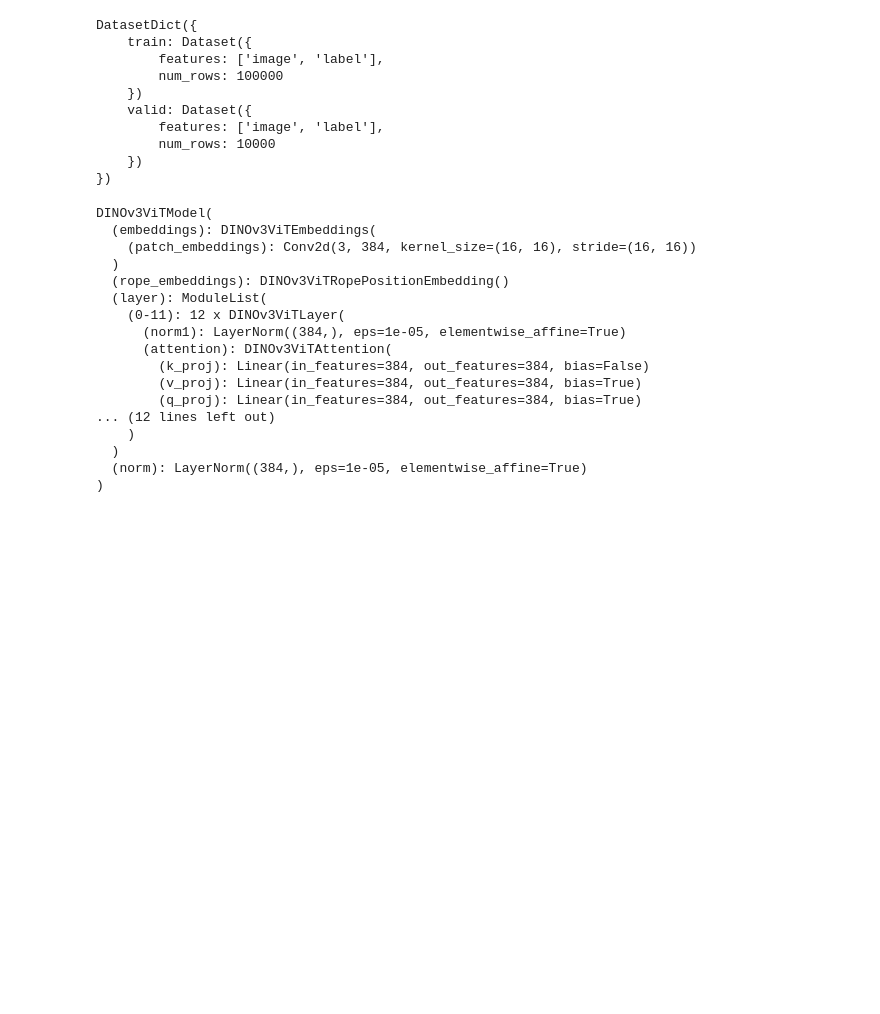
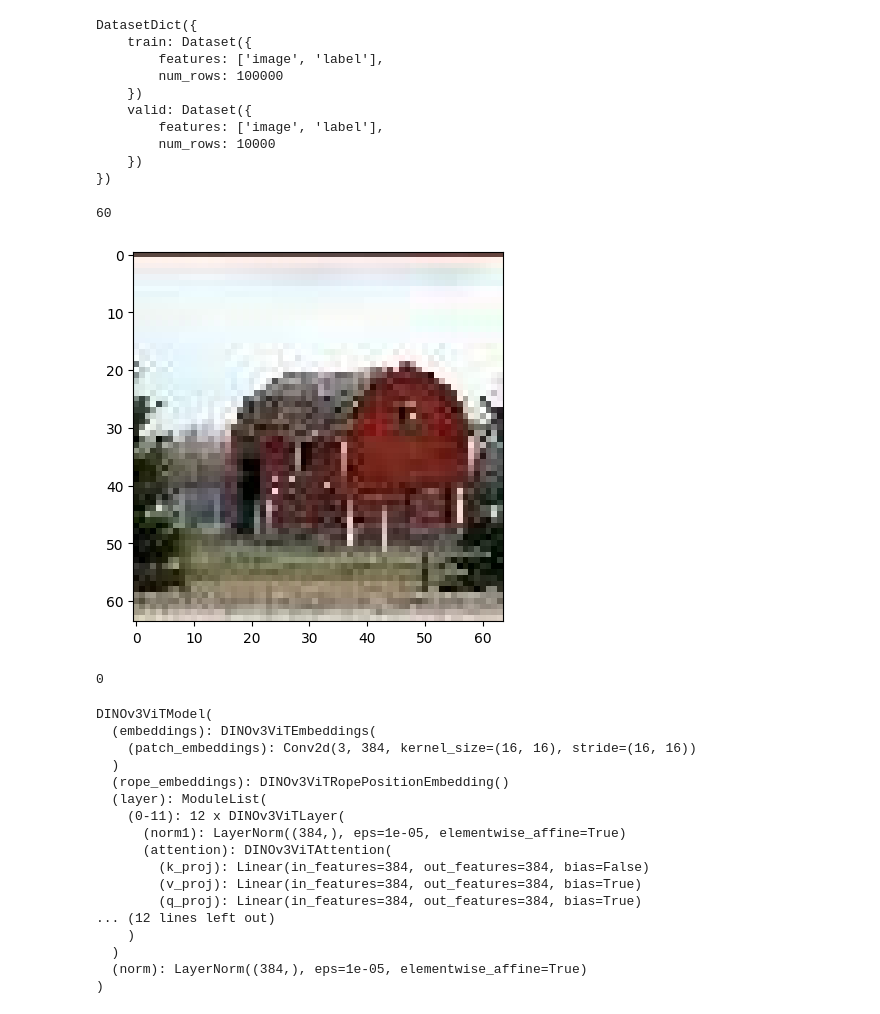
Before and after one commit to leehyeoksu/-, a Jupyter notebook: test.ipynb, the cells around one changed output. Cells and saved outputs as stored; diff of their text form; code cells hidden in the pictures; blank space fills up the shorter version.

```diff
--- a/test.ipynb
+++ b/test.ipynb
@@ -24,11 +24,26 @@ DatasetDict({
         num_rows: 10000
     })
 })
+# %%
+import matplotlib.pyplot as plt
+
+im=data['train']['image'][30495]
+
+plt.imshow(im)
+print(data['train']['label'][30495])
+# %% [output]
+60
+[figure, added]
 # %%
 from src.data import setdata
 
 train=setdata(data['train'])
 test=setdata(data['valid'])
+# %%
+x,y=train[0]
+print(y)
+# %% [output]
+0
 # %%
 from torch.utils.data import DataLoader
 
```
Also changed, not shown: parts of 3 cells of this notebook, 4 other files.
